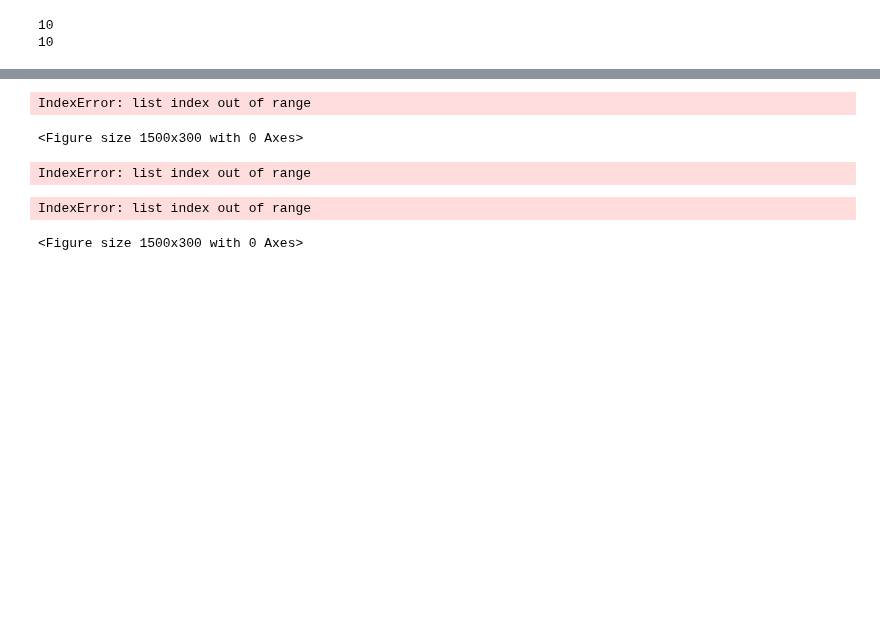
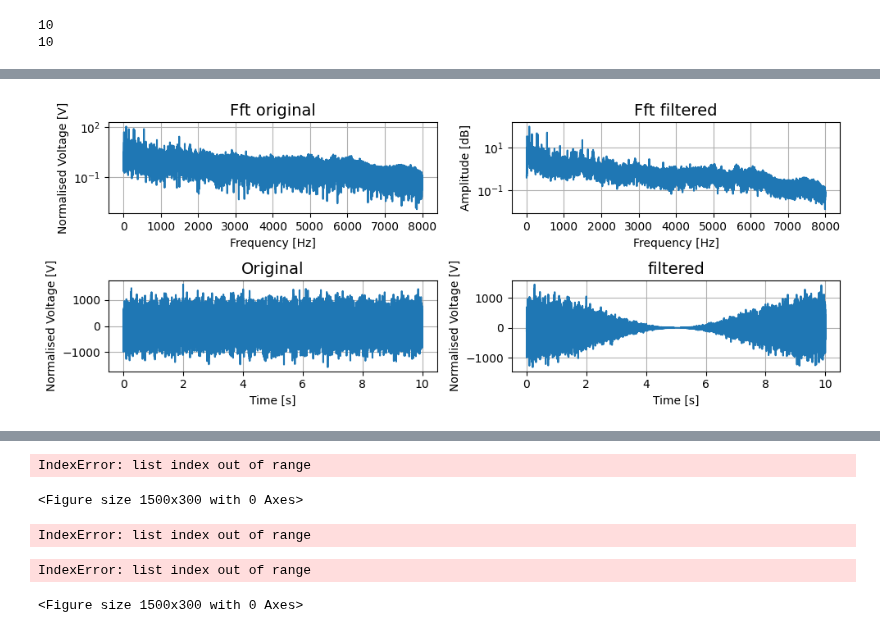
Before and after one commit to FlyingFish760/5ARIP10, a Jupyter notebook: Main_file.ipynb, the cells around one changed output, grey strips where cells are left out. Cells and saved outputs as stored; diff of their text form; code cells hidden in the pictures; blank space fills up the shorter version.

```diff
--- a/Main_file.ipynb
+++ b/Main_file.ipynb
@@ -85,3 +85,43 @@ plt.show()
+# %%
+
+n = 2  # the larger n is, the smoother curve will be
+b = [1.0 / n] * n
+a = 1
+# yf_filter = lfilter(b, a, yf)
+yf_filter = filtfilt(b, a, yf)
+yf_v1_filter =  filtfilt(b, a, yf_v1)
+y_filter = ifft(yf_v1_filter)
+
+fig1, ax1 = plt.subplots(2,2,figsize=(10, 4), tight_layout=True)
+
+ax1[0,0].plot(xf,yf)
+ax1[0,0].set_yscale('log')
+ax1[0,0].grid()
+ax1[0,0].set_xlabel(r'Frequency [Hz]', fontsize=10)
+ax1[0,0].set_ylabel(r'Normalised Voltage [V]', fontsize=10)
+ax1[0,0].set_title(r'Fft original', fontsize=14)
+
+ax1[0,1].plot(xf,yf_filter)
+ax1[0,1].set_yscale('log')
+ax1[0,1].grid()
+ax1[0,1].set_xlabel(r'Frequency [Hz]', fontsize=10)
+ax1[0,1].set_ylabel(r'Amplitude [dB]', fontsize=10)
+ax1[0,1].set_title(r'Fft filtered', fontsize=14)
+
+ax1[1,0].plot(x,y)
+ax1[1,0].grid()
+ax1[1,0].set_xlabel(r'Time [s]', fontsize=10)
+ax1[1,0].set_ylabel(r'Normalised Voltage [V]', fontsize=10)
+ax1[1,0].set_title(r'Original', fontsize=14)
+
+ax1[1,1].plot(x,y_filter)
+ax1[1,1].grid()
+ax1[1,1].set_xlabel(r'Time [s]', fontsize=10)
+ax1[1,1].set_ylabel(r'Normalised Voltage [V]', fontsize=10)
+ax1[1,1].set_title(r'filtered', fontsize=14)
+plt.show()
+# %% [output]
+[figure, added]
 # %%
 #Perform smoothing for all data
 anom_data_denoised = smoothen_fft(anom_data,anom_sr)
```
Also changed, not shown: parts of 4 cells of this notebook, 1 other file.
